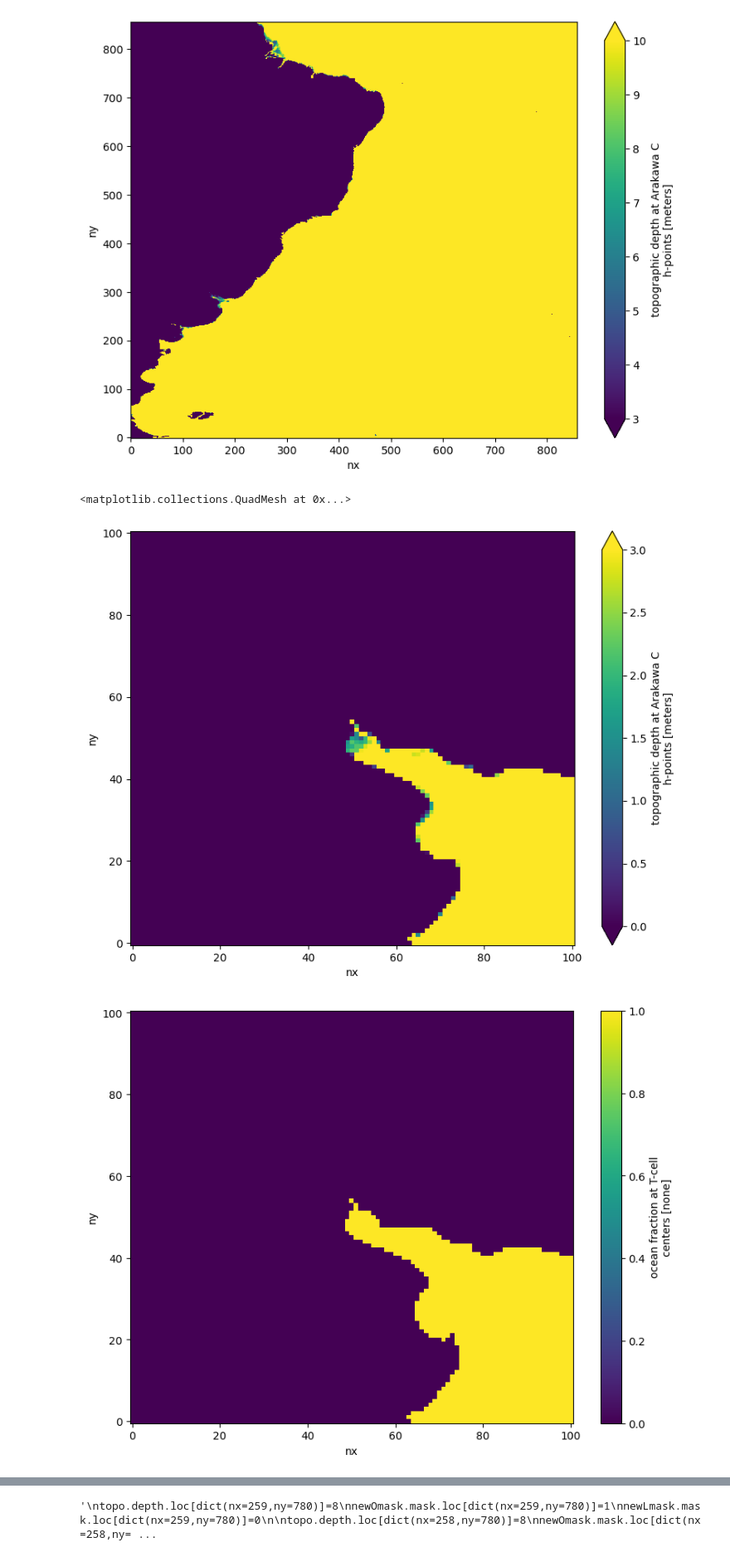
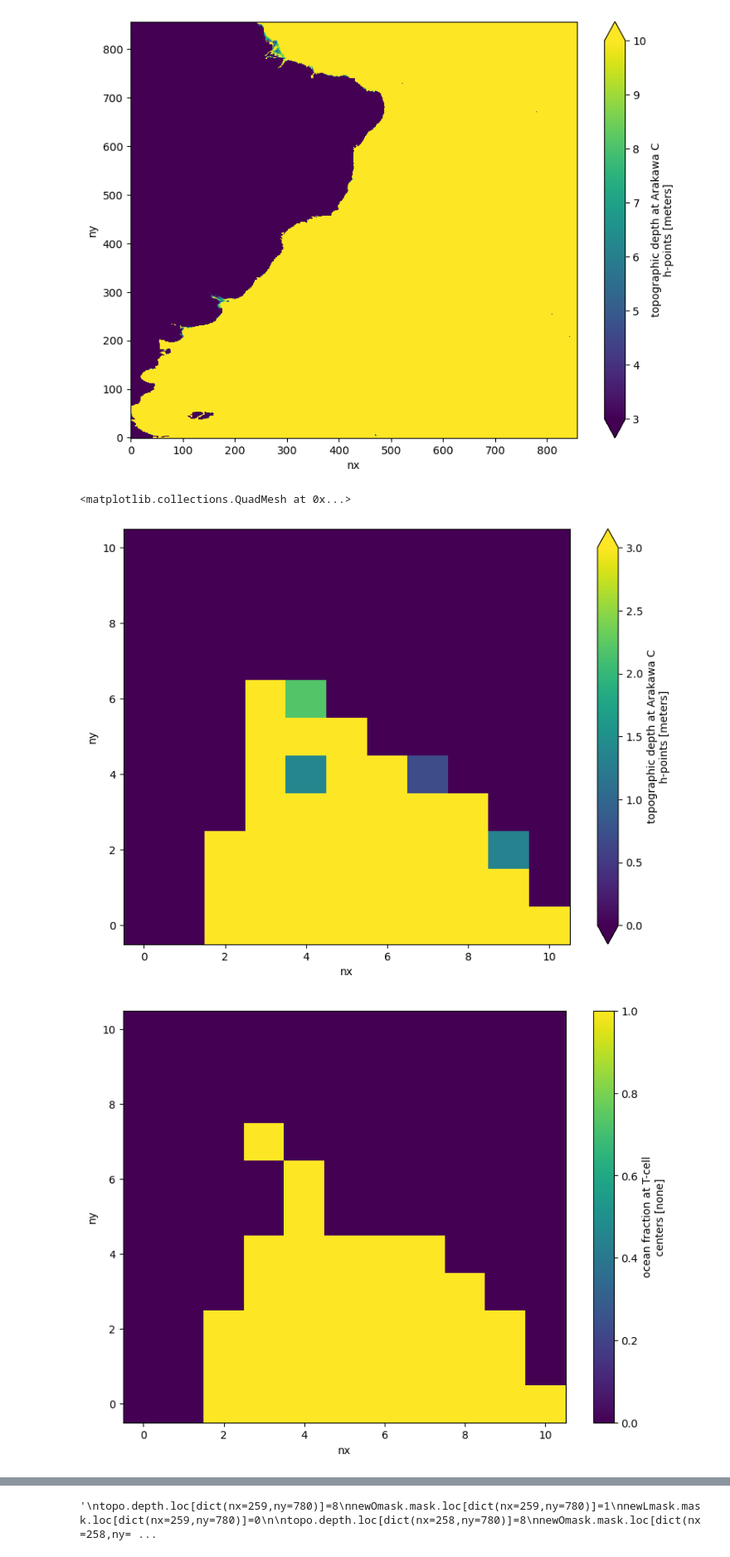
Before and after one commit to nlaureanti/SWA14, a Jupyter notebook: gridgen/fix_topog.ipynb, the cells around one changed output, grey strips where cells are left out. Shown at 83% size. Cells and saved outputs as stored; diff of their text form; code cells hidden in the pictures.

```diff
--- a/gridgen/fix_topog.ipynb
+++ b/gridgen/fix_topog.ipynb
@@ -590,15 +590,15 @@ topo.depth.plot(vmin=3,vmax=10,size=7)
 <matplotlib.collections.QuadMesh at 0x...>
 [figure]
 # %%
-x = 151; y= 295
-dx=50
+x = 153; y= 297
+dx=5
 
 
 newtopo.depth.isel(nx=slice(x-dx,x+dx+1),ny=slice(y-dx,y+dx+1)).plot(
                             vmin=0,vmax=3,size=7)
 Omask.mask.isel(nx=slice(x-dx,x+dx+1),ny=slice(y-dx,y+dx+1)).plot(vmin=0,vmax=1,size=7)
 newOmask.mask.isel(nx=slice(x-dx,x+dx+1),ny=slice(y-dx,y+dx+1)).plot(vmin=0,vmax=1,size=7)
 # %% [output]
 <matplotlib.collections.QuadMesh at 0x...>
-[figure, old version]
+[figure, new version]
-[figure, old version]
+[figure, new version]
```
Also changed, not shown: parts of 5 cells of this notebook.
